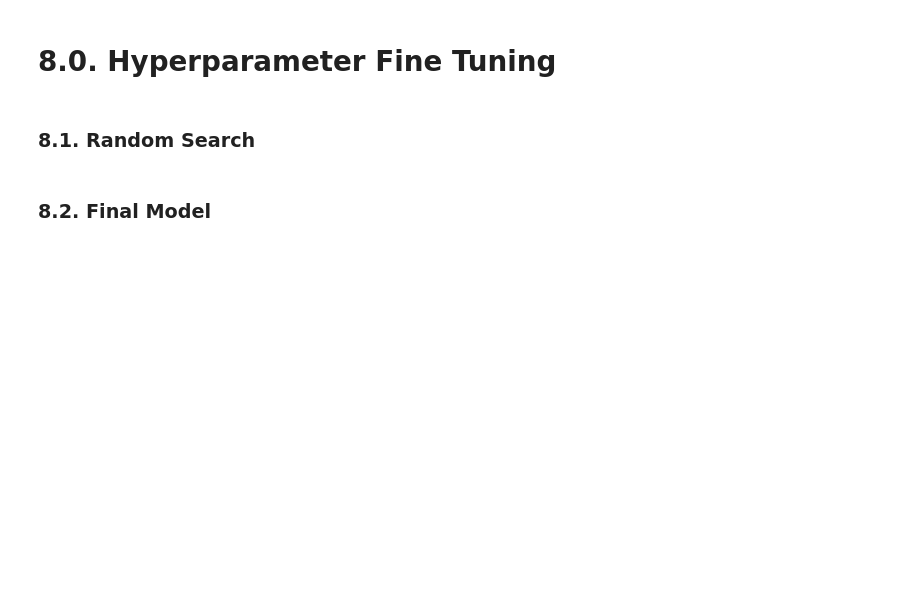
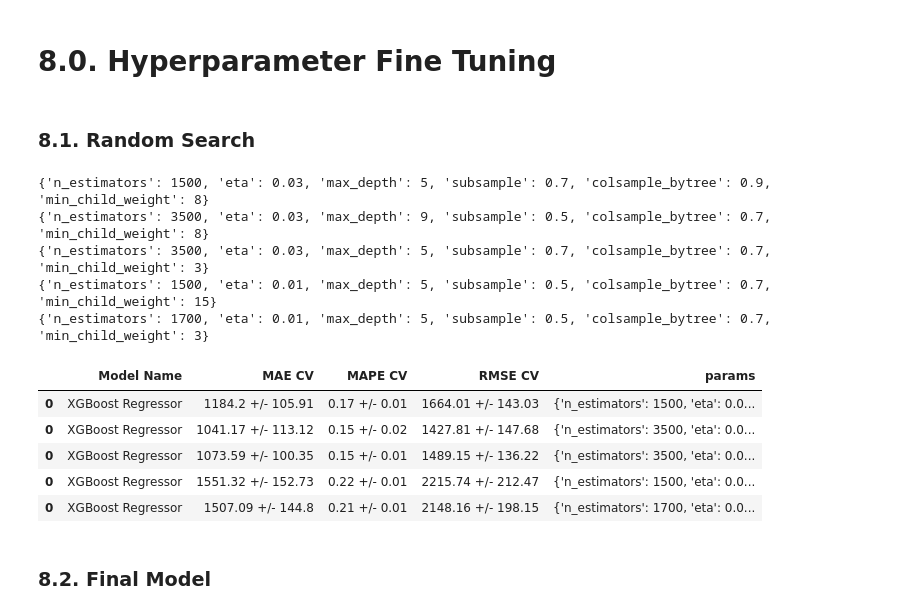
Before and after one commit to igorvgp/DS_rossmann_stores, a Jupyter notebook: m10_v01_store_sales_prediction.ipynb, the cells around one changed output. Cells and saved outputs as stored; diff of their text form; code cells hidden in the pictures; blank space fills up the shorter version.

```diff
--- a/m10_v01_store_sales_prediction.ipynb
+++ b/m10_v01_store_sales_prediction.ipynb
@@ -1157,29 +1214,41 @@ param = {
     }
 max_eval = 5
 # %%
-# final_result = []
-# pars = []
-# for i in range(max_eval):
+final_result = []
+pars = []
+for i in range(max_eval):
 
-#     # Choose values for parameters randomly
-#     hp = { k : random.sample(v,1)[0] for k, v in param.items() }
-#     print(hp)
-#     # model
-#     model_xgb = xgb.XGBRegressor(objective='reg:squarederror',
-#                                 n_estimators = hp['n_estimators'],
-#                                 eta = hp['eta'],
-#                                 max_depth = hp['max_depth'],
-#                                 subsample = hp['subsample'],
-#                                 colsample_bytree = hp['colsample_bytree'],
-#                                 min_child_weight = hp['min_child_weight'])
+    # Choose values for parameters randomly
+    hp = { k : random.sample(v,1)[0] for k, v in param.items() }
+    print(hp)
+    # model
+    model_xgb = xgb.XGBRegressor(objective='reg:squarederror',
+                                n_estimators = hp['n_estimators'],
+                                eta = hp['eta'],
+                                max_depth = hp['max_depth'],
+                                subsample = hp['subsample'],
+                                colsample_bytree = hp['colsample_bytree'],
+                                min_child_weight = hp['min_child_weight'])
 
-#     # Performance
-#     xgb_result = cross_validation(X_train_cv, 5, 'XGBoost Regressor', model_xgb, verbose = False)
-#     final_result.append(xgb_result)
-#     pars.append(hp)
-# final_result = pd.concat(final_result)
-# final_result['params'] = pars
-# final_result
+    # Performance
+    xgb_result = cross_validation(X_train_cv, 5, 'XGBoost Regressor', model_xgb, verbose = False)
+    final_result.append(xgb_result)
+    pars.append(hp)
+final_result = pd.concat(final_result)
+final_result['params'] = pars
+final_result
+# %% [output]
+{'n_estimators': 1500, 'eta': 0.03, 'max_depth': 5, 'subsample': 0.7, 'colsample_bytree': 0.9, 'min_child_weight': 8}
+{'n_estimators': 3500, 'eta': 0.03, 'max_depth': 9, 'subsample': 0.5, 'colsample_bytree': 0.7, 'min_child_weight': 8}
+{'n_estimators': 3500, 'eta': 0.03, 'max_depth': 5, 'subsample': 0.7, 'colsample_bytree': 0.7, 'min_child_weight': 3}
+{'n_estimators': 1500, 'eta': 0.01, 'max_depth': 5, 'subsample': 0.5, 'colsample_bytree': 0.7, 'min_child_weight': 15}
+{'n_estimators': 1700, 'eta': 0.01, 'max_depth': 5, 'subsample': 0.5, 'colsample_bytree': 0.7, 'min_child_weight': 3}
+|  | Model Name | MAE CV | MAPE CV | RMSE CV | params |
+| 0 | XGBoost Regressor | 1184.2 +/- 105.91 | 0.17 +/- 0.01 | 1664.01 +/- 143.03 | {'n_estimators': 1500, 'eta': 0.0... |
+| 0 | XGBoost Regressor | 1041.17 +/- 113.12 | 0.15 +/- 0.02 | 1427.81 +/- 147.68 | {'n_estimators': 3500, 'eta': 0.0... |
+| 0 | XGBoost Regressor | 1073.59 +/- 100.35 | 0.15 +/- 0.01 | 1489.15 +/- 136.22 | {'n_estimators': 3500, 'eta': 0.0... |
+| 0 | XGBoost Regressor | 1551.32 +/- 152.73 | 0.22 +/- 0.01 | 2215.74 +/- 212.47 | {'n_estimators': 1500, 'eta': 0.0... |
+| 0 | XGBoost Regressor | 1507.09 +/- 144.8 | 0.21 +/- 0.01 | 2148.16 +/- 198.15 | {'n_estimators': 1700, 'eta': 0.0... |
 # %% [markdown]
 ### 8.2. Final Model
 # %%
```
Also changed, not shown: parts of 125 cells of this notebook, 20 other files.
